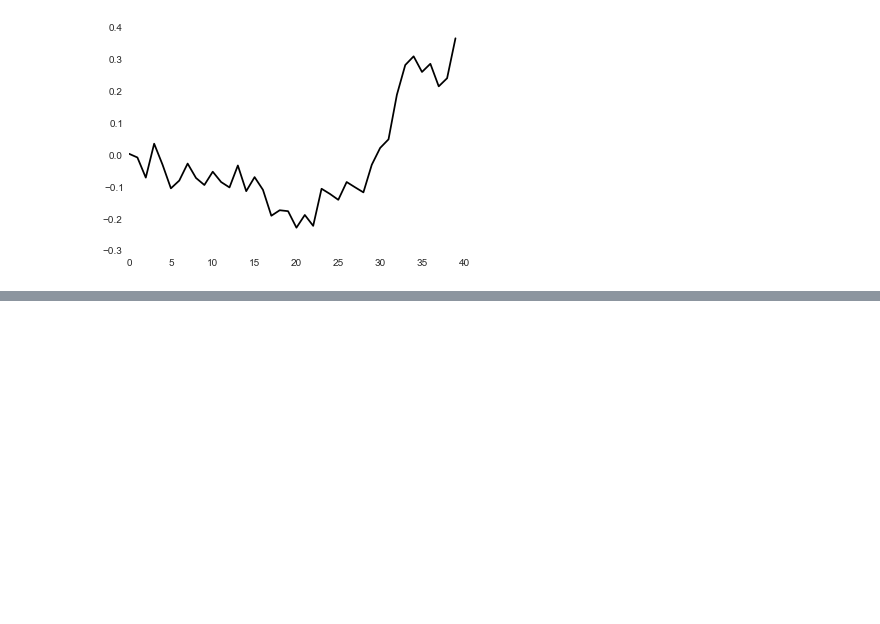
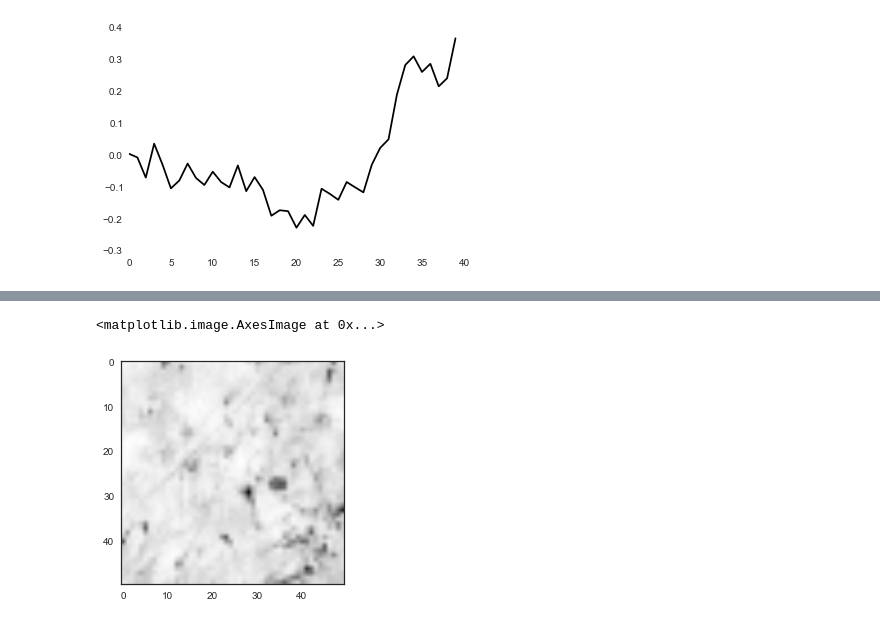
Before and after one commit to baccuslab/deep-retina, a Jupyter notebook: notebooks/Filter visualizations.ipynb, the cells around one changed output, grey strips where cells are left out. Drawn from its saved outputs; the diff is of its cells as text; code cells hidden in the pictures; blank space fills up the shorter version.

```diff
--- a/notebooks/Filter visualizations.ipynb
+++ b/notebooks/Filter visualizations.ipynb
@@ -815,0 +979,5 @@ plt.plot(u[:,0], 'k')
+# %%
+plt.imshow(L3_stas[which_sta][30])
+# %% [output]
+<matplotlib.image.AxesImage at 0x...>
+[figure, added]
```
Also changed, not shown: parts of 52 cells of this notebook, 1 other file.
